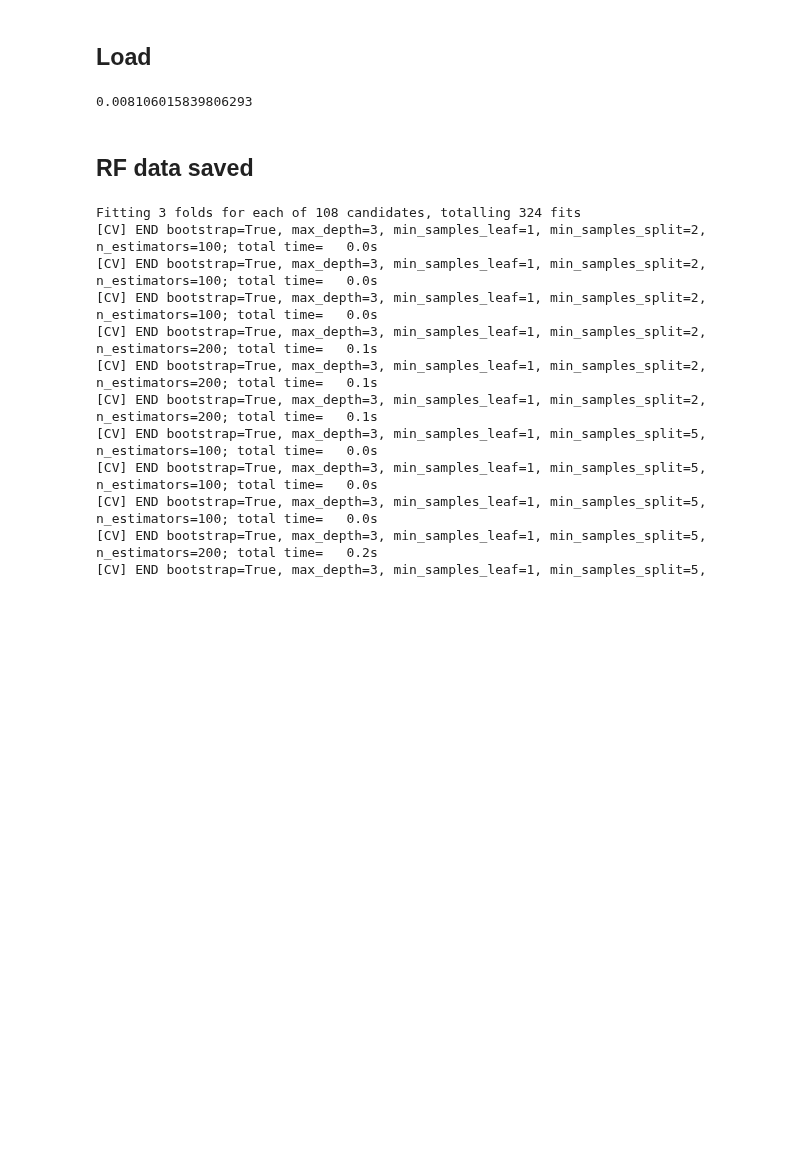
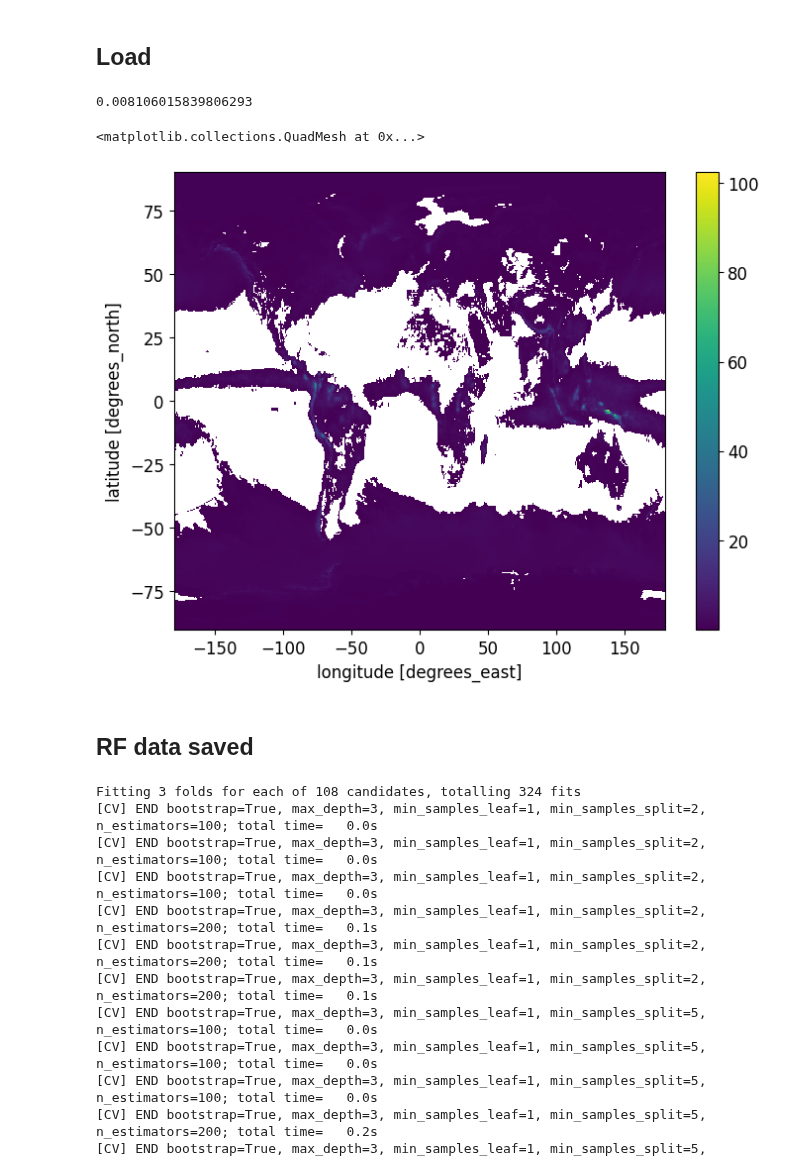
Before and after one commit to wgh-private/globalFB_precipeff, a Jupyter notebook: finalwork.ipynb, the cells around one changed output. Saved outputs shown, nothing was run; the diff lists cells and outputs as text; code cells hidden in the pictures; blank space fills up the shorter version.

```diff
--- a/finalwork.ipynb
+++ b/finalwork.ipynb
@@ -481,6 +658,11 @@ if ocean:
 # Observational constraint on convergence area
 merra_conv_area = merraMC.where(merraMC > 0, other=np.nan)
 merra_conv_sw = merra_conv_area*merraSW
+# %%
+merra_conv_area.plot()
+# %% [output]
+<matplotlib.collections.QuadMesh at 0x...>
+[figure, added]
 # %%
 default, default_sem, _ = lat_weight_mean(sel_regime(cf,20,90))
 # %%
```
Also changed, not shown: parts of 12 cells of this notebook.
